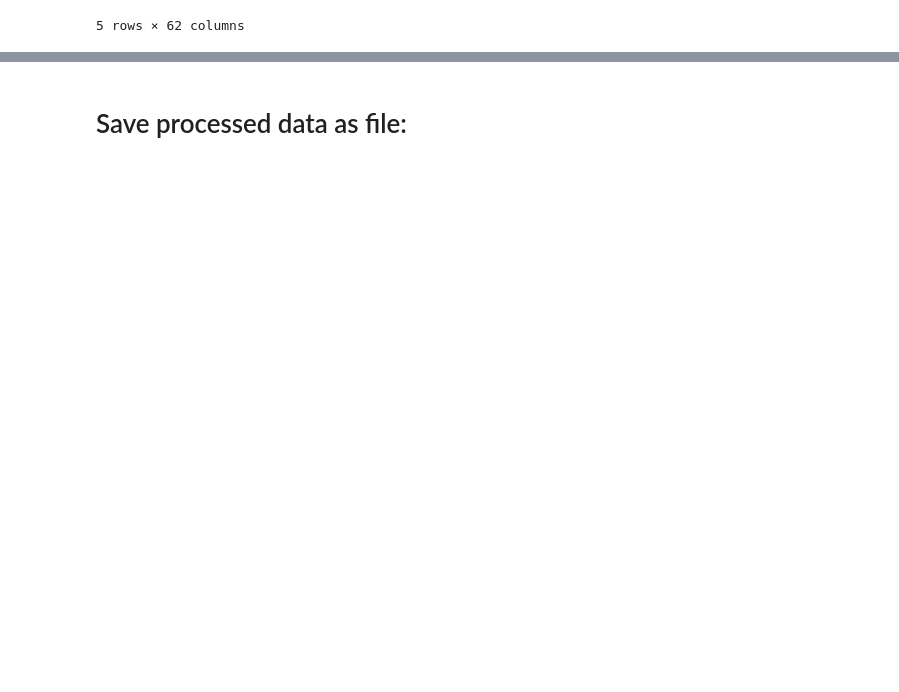
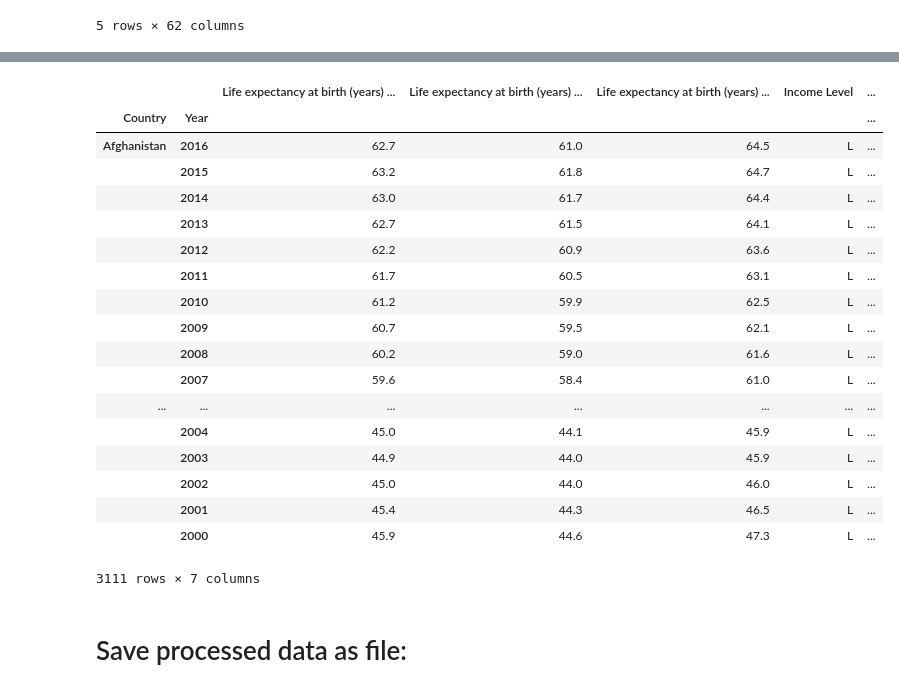
Before and after one commit to patrickFuerst/human_life_exp, a Jupyter notebook: Data_Collection_Insights(Patrick).ipynb, the cells around one changed output, grey strips where cells are left out. Cells and saved outputs as stored; diff of their text form; code cells hidden in the pictures; blank space fills up the shorter version.

```diff
--- a/Data_Collection_Insights(Patrick).ipynb
+++ b/Data_Collection_Insights(Patrick).ipynb
@@ -197,0 +194,4 @@ display(df_health_expenditure.head(5))
+# %%
+display(df_health_expenditure.head(5))
+display(df_health_expenditure.index.levels[1])
+df_health_expenditure.index.set_levels( df_health_expenditure.index.levels[1].astype(int), 1 , inplace=True)
@@ -249,6 +260,8 @@ df_world_income.columns = ['Income Level']
 # %%
 display(df_world_income.head(5))
 df_world_income.iloc[:,0].unique() # There is a LM* defined wich is specific to Yemen. We gonna remove this anyway by the year later
+display(df_world_income.index.levels[1])
+df_world_income.index.set_levels( df_world_income.index.levels[1].astype(int), 1 , inplace=True)
 # %% [output]
 |  |  | Income Level |
 | Country | Year |  |
@@ -358,6 +380,8 @@ df_research_dev_exp_filtered.set_index(['Country','Year'], inplace=True)
 df_research_dev_exp = df_research_dev_exp_filtered
 df_research_dev_exp.columns = ['Research and development expenditure (% of GDP)']
 display(df_research_dev_exp.head(5))
+display(df_research_dev_exp.index.levels[1])
+df_research_dev_exp.index.set_levels( df_research_dev_exp.index.levels[1].astype(int), 1 , inplace=True)
 # %% [output]
 |  |  | Research and development expendit... |
 | Country | Year |  |
@@ -369,3 +579,32 @@ display(df_research_dev_exp.head(5))
+# %%
+#we start with df_life_exp since this our reference of what years and countries we want
+df_all_data = pd.merge(df_life_exp,df_world_income, how='left',left_index=True, right_index=True)
+df_all_data = pd.merge(df_all_data,df_gpd_per_capita, how='left',left_index=True, right_index=True)
+df_all_data = pd.merge(df_all_data,df_health_expenditure, how='left',left_index=True, right_index=True)
+df_all_data = pd.merge(df_all_data,df_research_dev_exp, how='left',left_index=True, right_index=True)
+
+
+display(df_all_data)
+# %% [output]
+|  |  | Life expectancy at birth (years) ... | Life expectancy at birth (years) ... | Life expectancy at birth (years) ... | Income Level | ... |
+| Country | Year |  |  |  |  | ... |
+| Afghanistan | 2016 | 62.7 | 61.0 | 64.5 | L | ... |
+|  | 2015 | 63.2 | 61.8 | 64.7 | L | ... |
+|  | 2014 | 63.0 | 61.7 | 64.4 | L | ... |
+|  | 2013 | 62.7 | 61.5 | 64.1 | L | ... |
+|  | 2012 | 62.2 | 60.9 | 63.6 | L | ... |
+|  | 2011 | 61.7 | 60.5 | 63.1 | L | ... |
+|  | 2010 | 61.2 | 59.9 | 62.5 | L | ... |
+|  | 2009 | 60.7 | 59.5 | 62.1 | L | ... |
+|  | 2008 | 60.2 | 59.0 | 61.6 | L | ... |
+|  | 2007 | 59.6 | 58.4 | 61.0 | L | ... |
+| ... | ... | ... | ... | ... | ... | ... |
+|  | 2004 | 45.0 | 44.1 | 45.9 | L | ... |
+|  | 2003 | 44.9 | 44.0 | 45.9 | L | ... |
+|  | 2002 | 45.0 | 44.0 | 46.0 | L | ... |
+|  | 2001 | 45.4 | 44.3 | 46.5 | L | ... |
+|  | 2000 | 45.9 | 44.6 | 47.3 | L | ... |
+3111 rows × 7 columns
 # %% [markdown]
 # Save processed data as file:
 # %%
```
Also changed, not shown: parts of 20 cells of this notebook, 8 other files.
